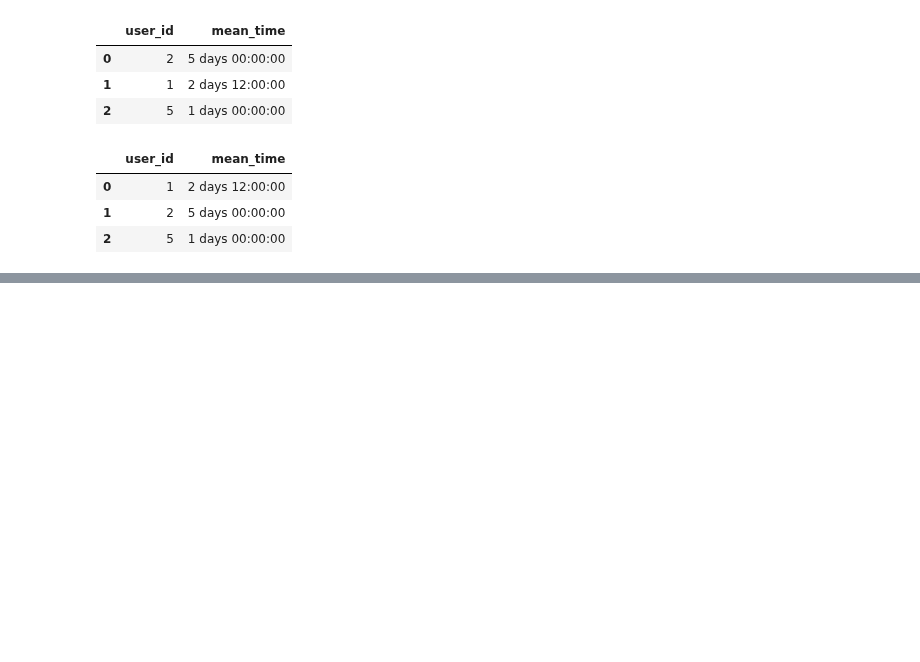
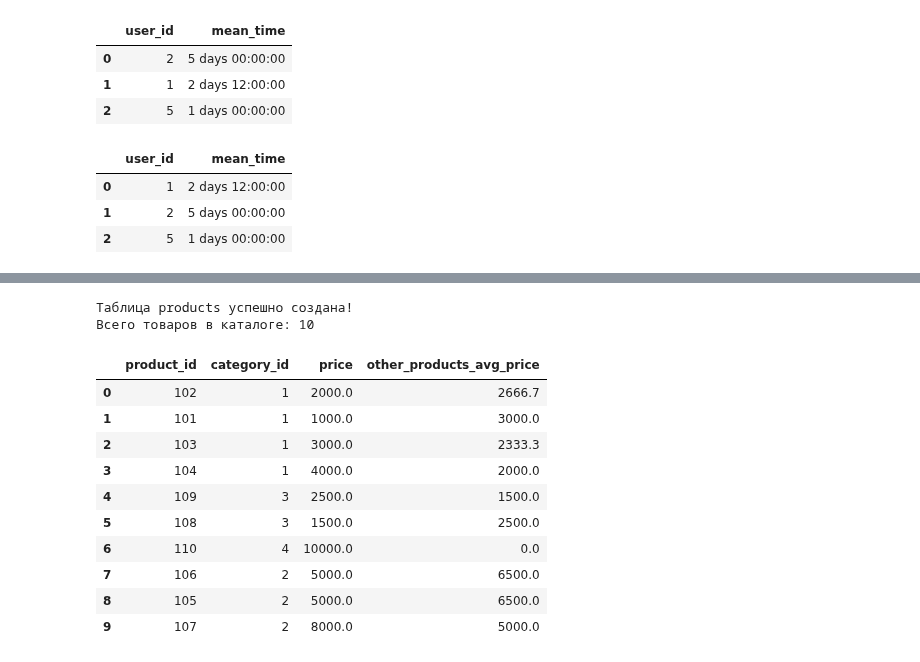
Before and after one commit to Praldmur/Tasks, a Jupyter notebook: simulator_sql.ipynb, the cells around one changed output, grey strips where cells are left out. Saved outputs shown, nothing was run; the diff lists cells and outputs as text; code cells hidden in the pictures; blank space fills up the shorter version.

```diff
--- a/simulator_sql.ipynb
+++ b/simulator_sql.ipynb
@@ -2417,0 +2536,66 @@ result
+# %%
+import pandas as pd
+
+# Таблица товаров (строго по 10 элементов в каждом списке)
+products_data = {
+    'product_id': range(101, 111), # От 101 до 110 включительно
+    'category_id': [
+        1, 1, 1, 1,  # Категория 1 (4 товара)
+        2, 2, 2,     # Категория 2 (3 товара)
+        3, 3,        # Категория 3 (2 товара - экстремальный тест)
+        4            # Категория 4 (1 товар - экстремальный тест)
+    ],
+    'price': [
+        # Категория 1
+        1000.00, 2000.00, 3000.00, 4000.00,
+
+        # Категория 2
+        5000.00, 5000.00, 8000.00,
+
+        # Категория 3
+        1500.00, 2500.00,
+
+        # Категория 4
+        10000.00
+    ]
+}
+
+products = pd.DataFrame(products_data)
+
+# Перемешиваем строки для симуляции реального хаотичного наполнения БД
+products = products.sample(frac=1, random_state=42).reset_index(drop=True)
+
+print("Таблица products успешно создана!")
+print(f"Всего товаров в каталоге: {len(products)}")
+# %% [output]
+Таблица products успешно создана!
+Всего товаров в каталоге: 10
+# %%
+query = """
+select
+    product_id,
+    category_id,
+    price,
+    coalesce(
+        round(
+            (sum(price) over(partition by category_id) - price) /
+            nullif(count(price) over(partition by category_id) - 1, 0
+            ),1
+        ),
+    0) as other_products_avg_price
+from products
+"""
+result = duckdb.query(query).to_df()
+result
+# %% [output]
+|  | product_id | category_id | price | other_products_avg_price |
+| 0 | 102 | 1 | 2000.0 | 2666.7 |
+| 1 | 101 | 1 | 1000.0 | 3000.0 |
+| 2 | 103 | 1 | 3000.0 | 2333.3 |
+| 3 | 104 | 1 | 4000.0 | 2000.0 |
+| 4 | 109 | 3 | 2500.0 | 1500.0 |
+| 5 | 108 | 3 | 1500.0 | 2500.0 |
+| 6 | 110 | 4 | 10000.0 | 0.0 |
+| 7 | 106 | 2 | 5000.0 | 6500.0 |
+| 8 | 105 | 2 | 5000.0 | 6500.0 |
+| 9 | 107 | 2 | 8000.0 | 5000.0 |
```
Also changed, not shown: parts of 43 cells of this notebook.
